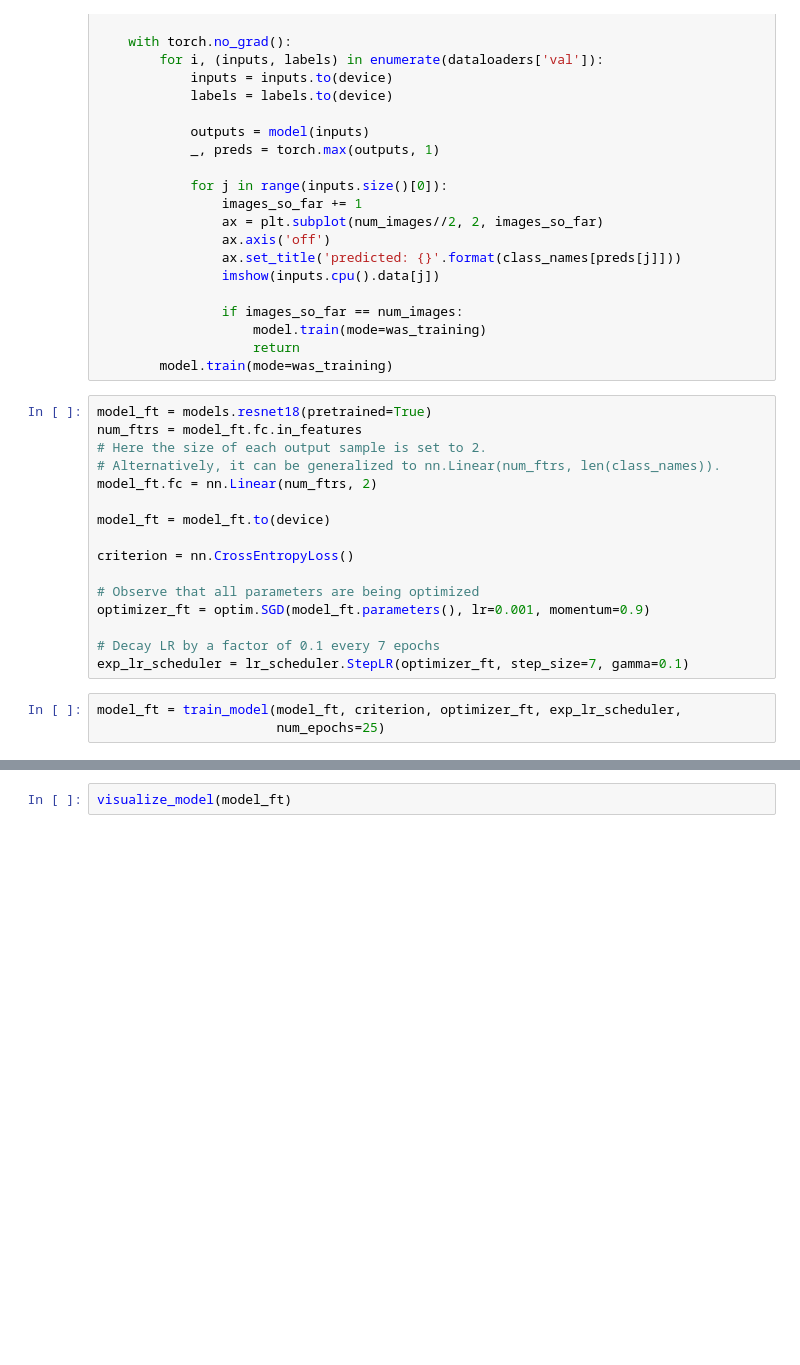
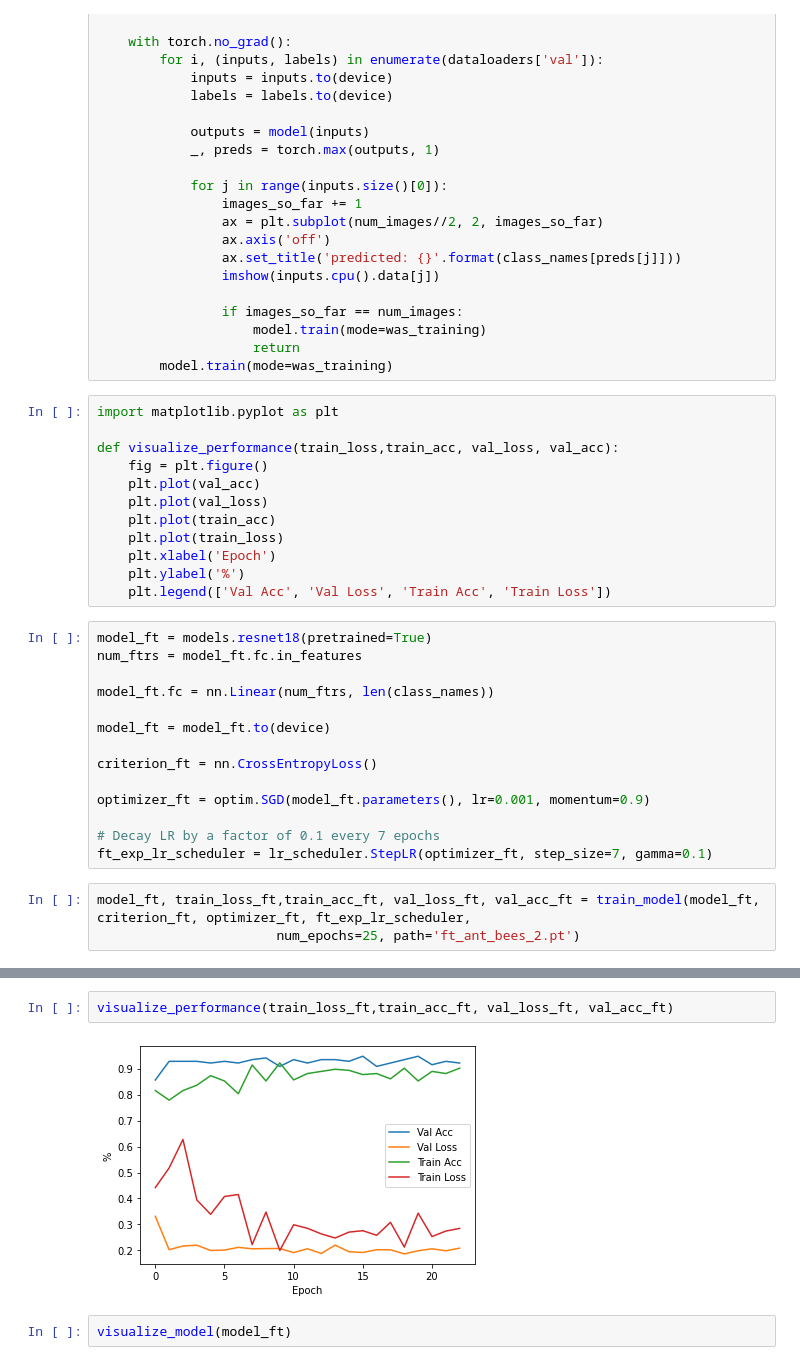
Before and after one commit to najann/CV-training-assets, a Jupyter notebook: rcnn-implementations/rcnn-pytorch/TransferLearningPytorch.ipynb, the cells around one changed output, grey strips where cells are left out. Cells and saved outputs as stored; diff of their text form; blank space fills up the shorter version.

```diff
--- a/rcnn-implementations/rcnn-pytorch/TransferLearningPytorch.ipynb
+++ b/rcnn-implementations/rcnn-pytorch/TransferLearningPytorch.ipynb
@@ -156,23 +174,33 @@ def visualize_model(model, num_images=6):
                     model.train(mode=was_training)
                     return
         model.train(mode=was_training)
+# %%
+import matplotlib.pyplot as plt
+
+def visualize_performance(train_loss,train_acc, val_loss, val_acc):
+    fig = plt.figure()
+    plt.plot(val_acc)
+    plt.plot(val_loss)
+    plt.plot(train_acc)
+    plt.plot(train_loss)
+    plt.xlabel('Epoch')
+    plt.ylabel('%')
+    plt.legend(['Val Acc', 'Val Loss', 'Train Acc', 'Train Loss'])
 # %%
 model_ft = models.resnet18(pretrained=True)
 num_ftrs = model_ft.fc.in_features
-# Here the size of each output sample is set to 2.
-# Alternatively, it can be generalized to nn.Linear(num_ftrs, len(class_names)).
-model_ft.fc = nn.Linear(num_ftrs, 2)
+
+model_ft.fc = nn.Linear(num_ftrs, len(class_names))
 
 model_ft = model_ft.to(device)
 
-criterion = nn.CrossEntropyLoss()
+criterion_ft = nn.CrossEntropyLoss()
 
-# Observe that all parameters are being optimized
 optimizer_ft = optim.SGD(model_ft.parameters(), lr=0.001, momentum=0.9)
 
 # Decay LR by a factor of 0.1 every 7 epochs
-exp_lr_scheduler = lr_scheduler.StepLR(optimizer_ft, step_size=7, gamma=0.1)
+ft_exp_lr_scheduler = lr_scheduler.StepLR(optimizer_ft, step_size=7, gamma=0.1)
 # %%
-model_ft = train_model(model_ft, criterion, optimizer_ft, exp_lr_scheduler,
-                       num_epochs=25)
+model_ft, train_loss_ft,train_acc_ft, val_loss_ft, val_acc_ft = train_model(model_ft, criterion_ft, optimizer_ft, ft_exp_lr_scheduler,
+                       num_epochs=25, path='ft_ant_bees_2.pt')
 # %% [output]
@@ -328,3 +224,7 @@ Best val Acc: 0.947712
+# %%
+visualize_performance(train_loss_ft,train_acc_ft, val_loss_ft, val_acc_ft)
+# %% [output]
+[figure, added]
 # %%
 visualize_model(model_ft)
 # %% [output]
```
Also changed, not shown: parts of 11 cells of this notebook, 14 other files.
